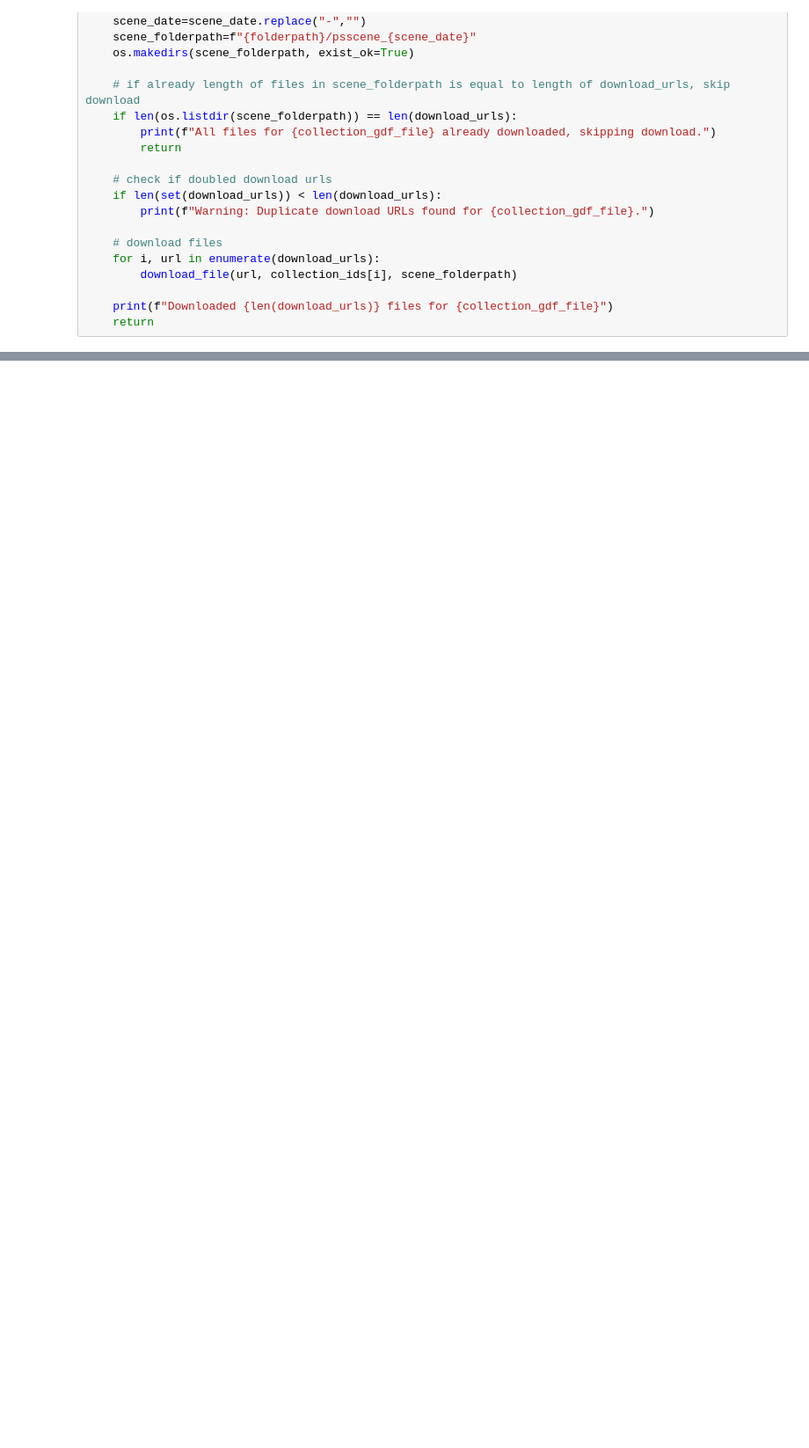
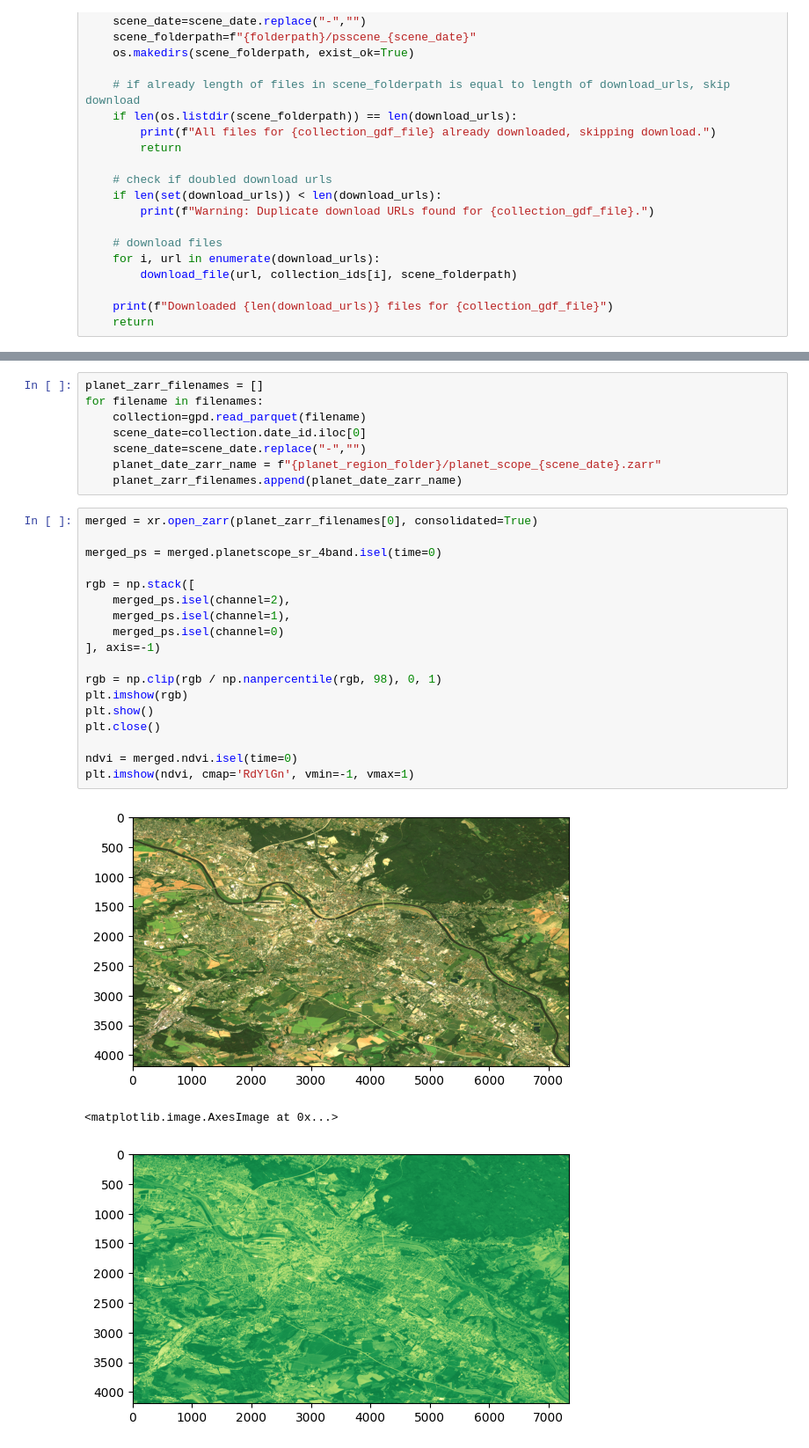
Before and after one commit to janneskruse/masterthesis_genai_spatialplan, a Jupyter notebook: code/data_acquisition/planetscope_to_xarray.ipynb, the cells around one changed output, grey strips where cells are left out. Shown at 88% size. Saved outputs shown, nothing was run; the diff lists cells and outputs as text; blank space fills up the shorter version.

Commit message:
processing several planetscope scenes

```diff
--- a/code/data_acquisition/planetscope_to_xarray.ipynb
+++ b/code/data_acquisition/planetscope_to_xarray.ipynb
@@ -626,0 +844,30 @@ Failed to activate asset for https://api.planet.com/data/v1/item-types/PSScene/i
+# %%
+planet_zarr_filenames = []
+for filename in filenames:
+    collection=gpd.read_parquet(filename)
+    scene_date=collection.date_id.iloc[0]
+    scene_date=scene_date.replace("-","")
+    planet_date_zarr_name = f"{planet_region_folder}/planet_scope_{scene_date}.zarr"
+    planet_zarr_filenames.append(planet_date_zarr_name)
+# %%
+merged = xr.open_zarr(planet_zarr_filenames[0], consolidated=True)
+
+merged_ps = merged.planetscope_sr_4band.isel(time=0)
+
+rgb = np.stack([
+    merged_ps.isel(channel=2),
+    merged_ps.isel(channel=1),
+    merged_ps.isel(channel=0)
+], axis=-1)
+
+rgb = np.clip(rgb / np.nanpercentile(rgb, 98), 0, 1)
+plt.imshow(rgb)
+plt.show()
+plt.close()
+
+ndvi = merged.ndvi.isel(time=0)
+plt.imshow(ndvi, cmap='RdYlGn', vmin=-1, vmax=1)
+# %% [output]
+[figure, added]
+<matplotlib.image.AxesImage at 0x...>
+[figure, added]
```
Also changed, not shown: parts of 10 cells of this notebook, 2 other files.
